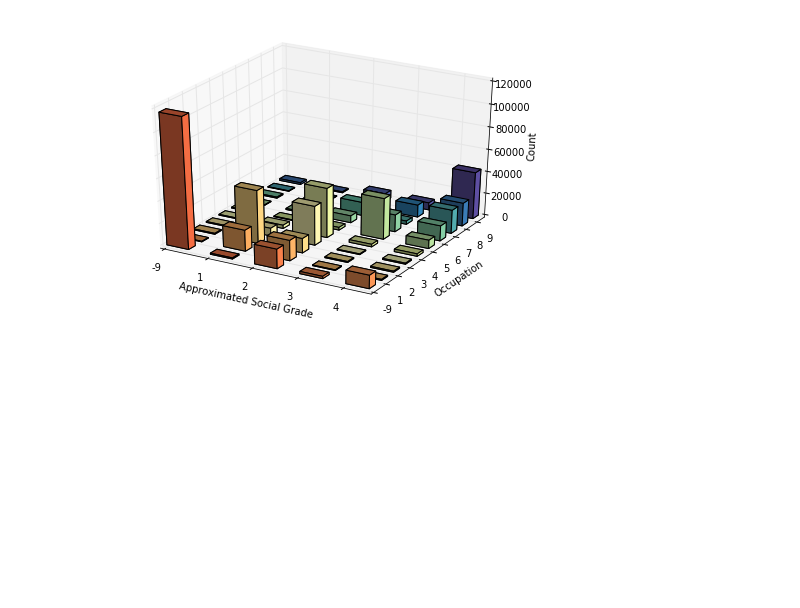
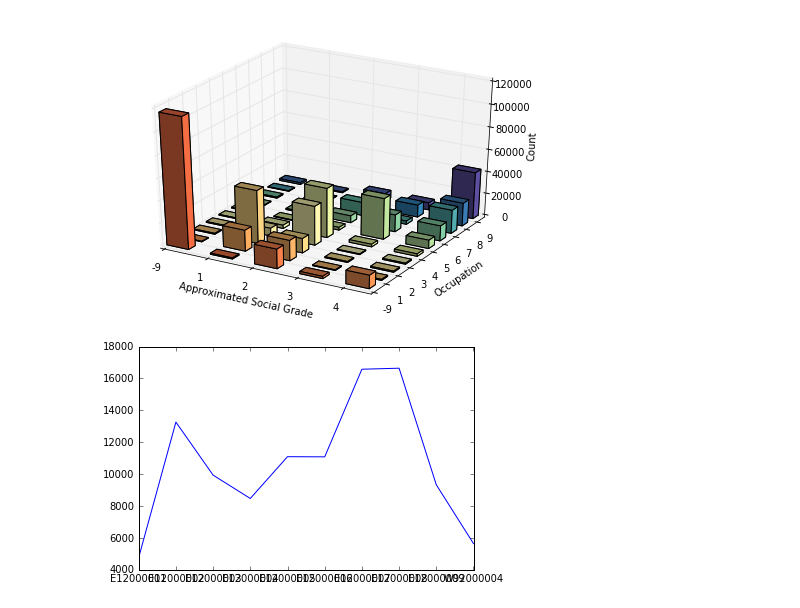
Before and after one commit to Essymay/CS2006p3, a Jupyter notebook: census2011.ipynb, the cells around one changed output. Drawn from its saved outputs; the diff is of its cells as text; code cells hidden in the pictures; blank space fills up the shorter version.

Commit message:
one widget is working, might not be correct though

```diff
--- a/census2011.ipynb
+++ b/census2011.ipynb
@@ -876,0 +834,45 @@ display(adjustables)
+# %%
+#regionData = refinedData['Region']
+#ageData = refinedData["Age"]
+#refinedData['Region'].unique()
+#refinedData['Age'].unique()
+
+
+#age = widgets.FloatSlider(
+#    value=1,
+#    min=1,
+#    max=8,
+#    step=1,
+#    description='Age:',
+#    continuous_update = False
+#)
+
+#container = widgets.HBox(population=[age] )
+
+#region = widgets.Select(
+#    description = 'Region:',
+#    options=list(refinedData['Region'].unique()),
+#)
+
+#adjustables = widgets.HBox([region, age])
+#display(adjustables)
+
+#print(region.value)
+
+
+x = np.linspace(0, 2 * np.pi)
+
+def update(Age = range(1,8)):
+    fig = plt.figure()
+    ax = fig.add_subplot(1, 1, 1)
+
+    data = refinedData[(((refinedData['Age'] == Age )))]
+    data = data.groupby(['Region', 'Age'])
+    count = data.size().tolist()
+    ax.set_xticklabels(np.array(regionarray))
+    ax.plot(count)
+    fig.canvas.draw()
+
+interact(update);
+# %% [output]
+[figure, added]
```
Also changed, not shown: parts of 7 cells of this notebook.
